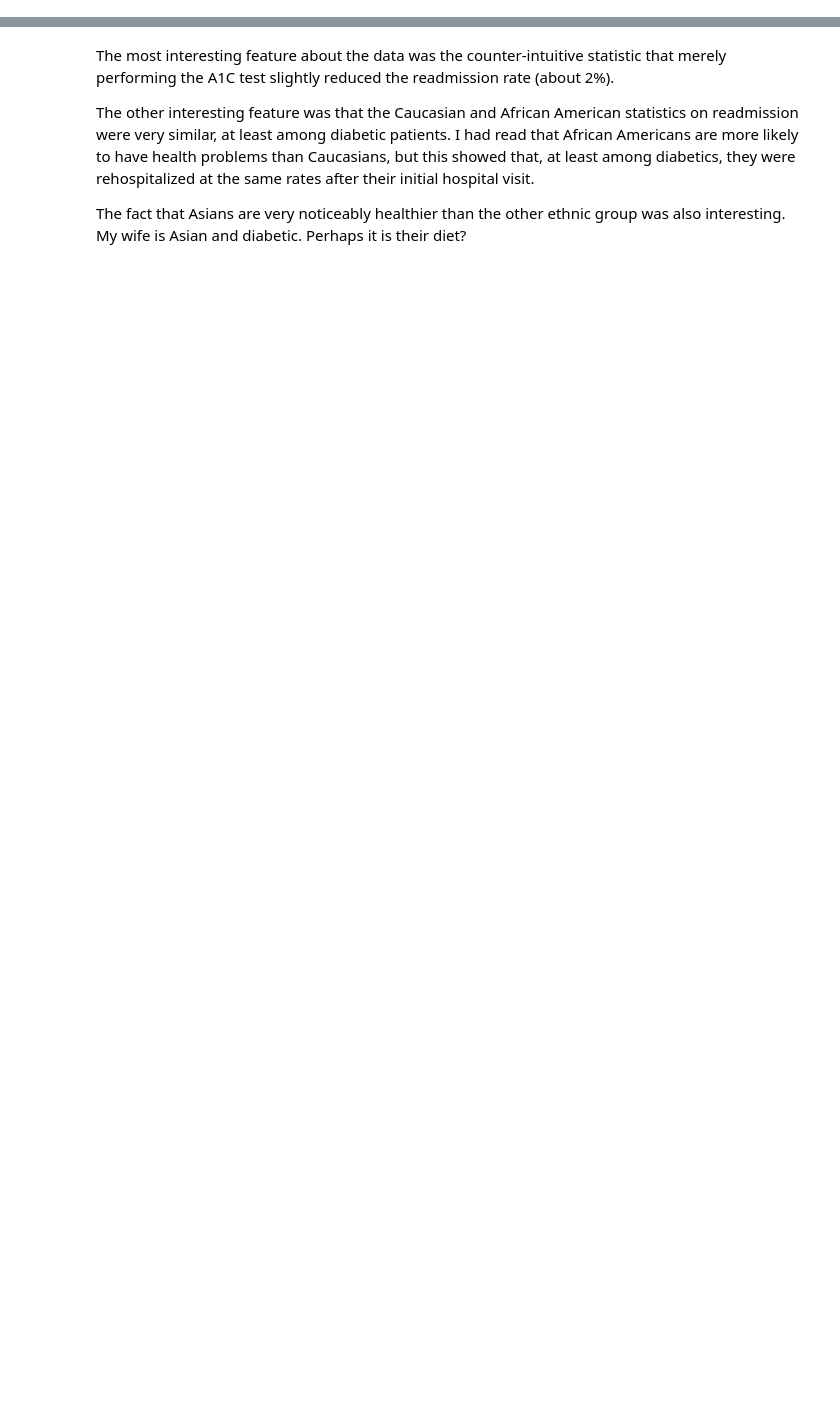
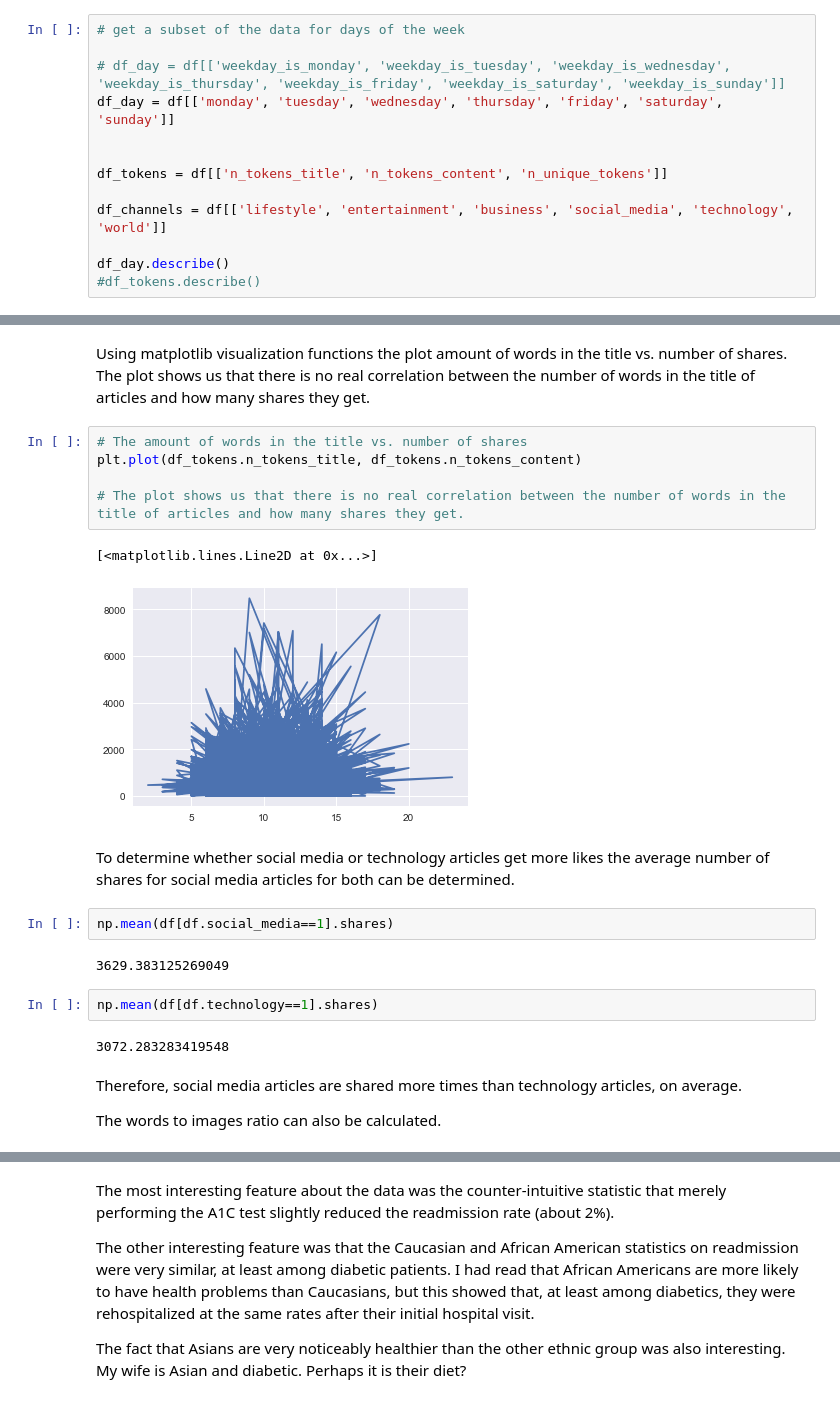
Before and after one commit to prolix-prose/MSDS7331-GroupProject, a Jupyter notebook: OnlineNewsPopularityLab1.ipynb, the cells around one changed output, grey strips where cells are left out. Cells and saved outputs as stored; diff of their text form; blank space fills up the shorter version.

```diff
--- a/OnlineNewsPopularityLab1.ipynb
+++ b/OnlineNewsPopularityLab1.ipynb
@@ -382,0 +206,13 @@ However, the bottom chart illustrates that the data for serum levels are relativ
+# %%
+# get a subset of the data for days of the week
+
+# df_day = df[['weekday_is_monday', 'weekday_is_tuesday', 'weekday_is_wednesday', 'weekday_is_thursday', 'weekday_is_friday', 'weekday_is_saturday', 'weekday_is_sunday']]
+df_day = df[['monday', 'tuesday', 'wednesday', 'thursday', 'friday', 'saturday', 'sunday']]
+
+
+df_tokens = df[['n_tokens_title', 'n_tokens_content', 'n_unique_tokens']]
+
+df_channels = df[['lifestyle', 'entertainment', 'business', 'social_media', 'technology', 'world']]
+
+df_day.describe()
+#df_tokens.describe()
@@ -382,0 +269,24 @@ However, the bottom chart illustrates that the data for serum levels are relativ
+# %% [markdown]
+Using matplotlib visualization functions the plot amount of words in the title vs. number of shares.  The plot shows us that there is no real correlation between the number of words in the title of articles and how many shares they get.
+# %%
+# The amount of words in the title vs. number of shares
+plt.plot(df_tokens.n_tokens_title, df_tokens.n_tokens_content)
+
+# The plot shows us that there is no real correlation between the number of words in the title of articles and how many shares they get.
+# %% [output]
+[<matplotlib.lines.Line2D at 0x...>]
+[figure, added]
+# %% [markdown]
+To determine whether social media or technology articles get more likes the average number of shares for social media articles for both can be determined.
+# %%
+np.mean(df[df.social_media==1].shares)
+# %% [output]
+3629.383125269049
+# %%
+np.mean(df[df.technology==1].shares)
+# %% [output]
+3072.283283419548
+# %% [markdown]
+Therefore, social media articles are shared more times than technology articles, on average.
+
+The words to images ratio can also be calculated.
```
Also changed, not shown: parts of 156 cells of this notebook, 1 other file.
